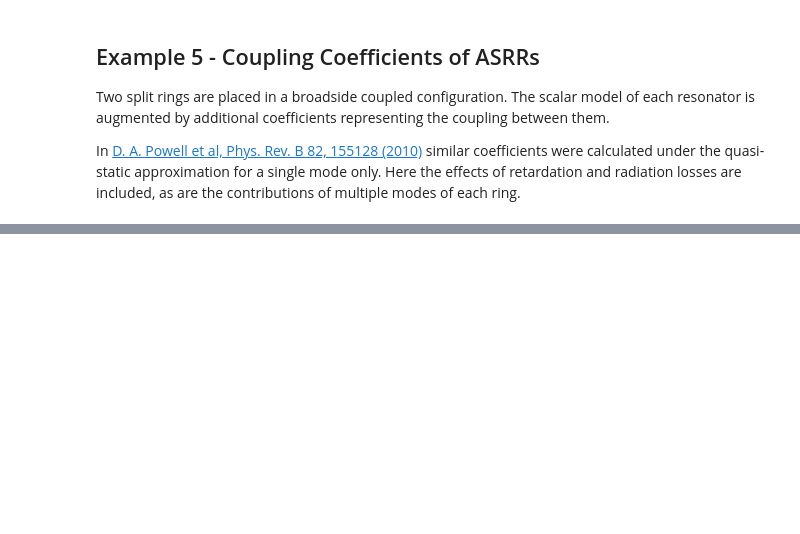
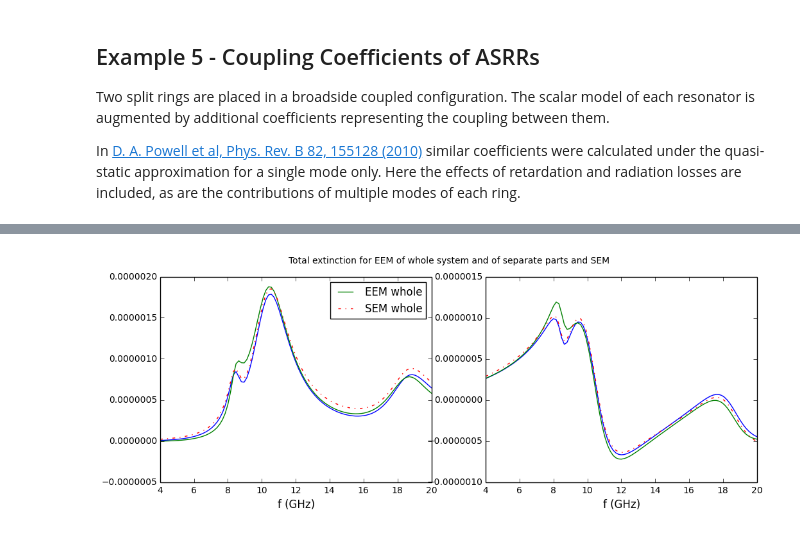
Before and after one commit to DavidPowell/OpenModes, a Jupyter notebook: examples/example5_ASRR_coupling.ipynb, the cells around one changed output, grey strips where cells are left out. Cells and saved outputs as stored; diff of their text form; code cells hidden in the pictures; blank space fills up the shorter version.

```diff
--- a/examples/example5_ASRR_coupling.ipynb
+++ b/examples/example5_ASRR_coupling.ipynb
@@ -110 +174,21 @@ for freq_count, s in sim.iter_freqs(freqs):
+# %%
+plt.figure(figsize=(12,4))
+plt.subplot(121)
+plt.plot(freqs*1e-9, extinction_tot.real)
+plt.plot(freqs*1e-9, np.sum(extinction_red_whole.real, axis=1), label='EEM whole')
+#plt.plot(freqs*1e-9, np.sum(extinction_red_parts.real, axis=1), '--', label='EEM parts')
+plt.plot(freqs*1e-9, np.sum(extinction_sem.real, axis=1), '-.', label='SEM whole')
+plt.xlim(freqs[0]*1e-9, freqs[-1]*1e-9)
+plt.legend(loc='upper right')
+plt.xlabel('f (GHz)')
+plt.subplot(122)
+plt.plot(freqs*1e-9, extinction_tot.imag)
+plt.plot(freqs*1e-9, np.sum(extinction_red_whole.imag, axis=1))
+#plt.plot(freqs*1e-9, np.sum(extinction_red_parts.imag, axis=1), '--')
+plt.plot(freqs*1e-9, np.sum(extinction_sem.imag, axis=1), '-.')
+plt.xlim(freqs[0]*1e-9, freqs[-1]*1e-9)
+plt.xlabel('f (GHz)')
+plt.suptitle('Total extinction for EEM of whole system and of separate parts and SEM');
+# %% [output]
+[figure, added]
 # %%
```
Also changed, not shown: parts of 20 cells of this notebook.
